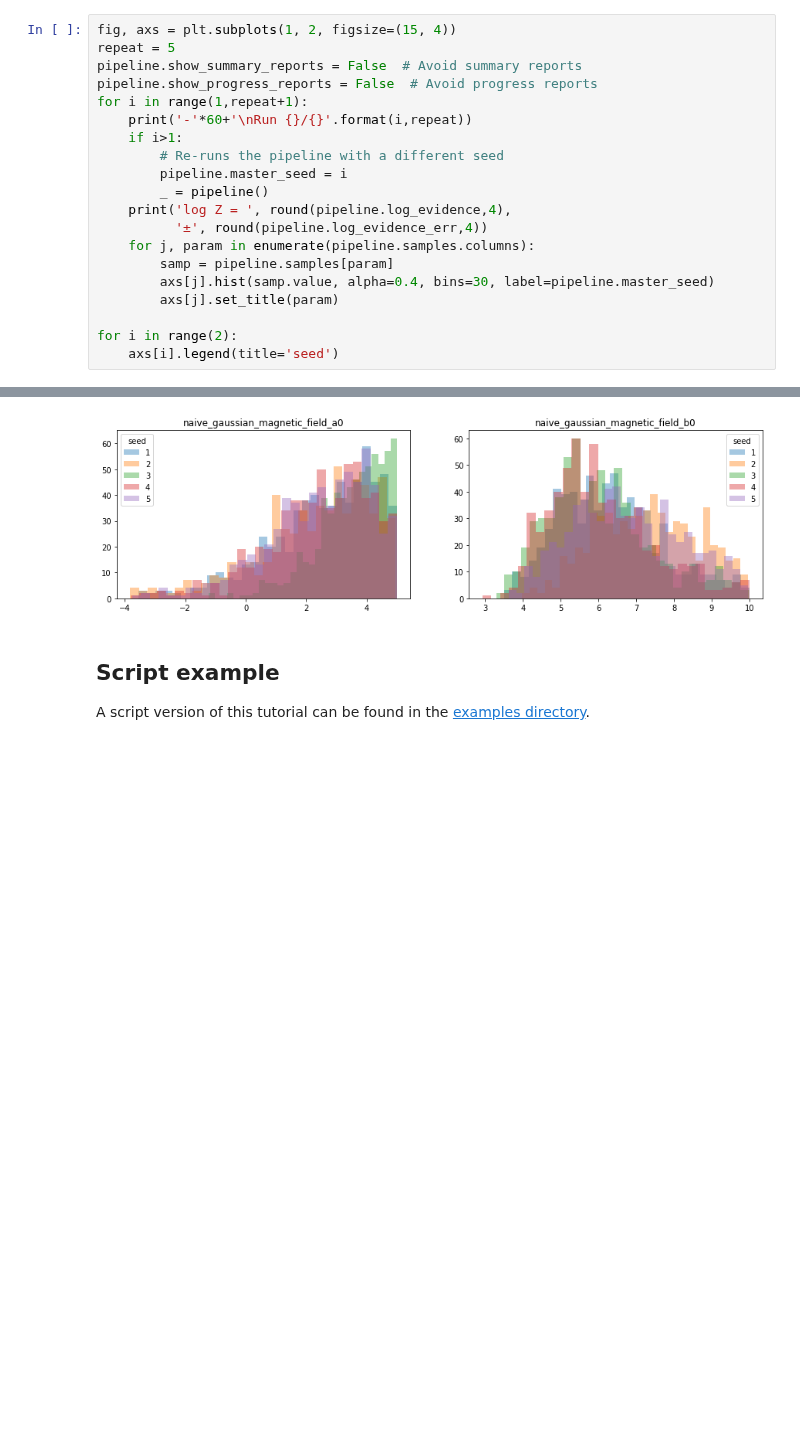
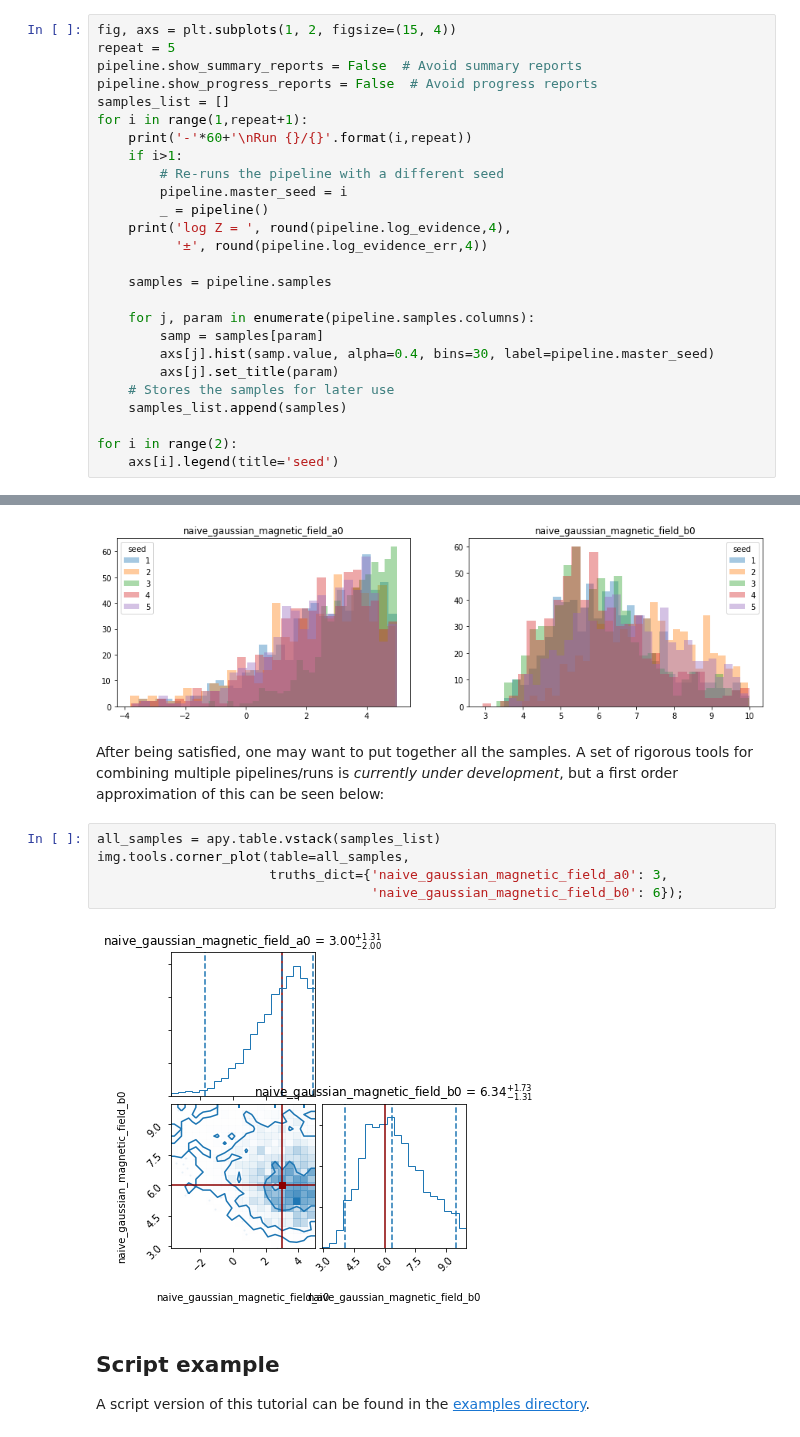
Before and after one commit to IMAGINE-Consortium/imagine, a Jupyter notebook: tutorials/tutorial_one.ipynb, the cells around one changed output, grey strips where cells are left out. Drawn from its saved outputs; the diff is of its cells as text; blank space fills up the shorter version.

```diff
--- a/tutorials/tutorial_one.ipynb
+++ b/tutorials/tutorial_one.ipynb
@@ -342,6 +343,7 @@ fig, axs = plt.subplots(1, 2, figsize=(15, 4))
 repeat = 5
 pipeline.show_summary_reports = False  # Avoid summary reports
 pipeline.show_progress_reports = False  # Avoid progress reports
+samples_list = []
 for i in range(1,repeat+1):
     print('-'*60+'\nRun {}/{}'.format(i,repeat))
     if i>1:
@@ -350,10 +352,15 @@ for i in range(1,repeat+1):
         _ = pipeline()
     print('log Z = ', round(pipeline.log_evidence,4),
           '±', round(pipeline.log_evidence_err,4))
+
+    samples = pipeline.samples
+
     for j, param in enumerate(pipeline.samples.columns):
-        samp = pipeline.samples[param]
+        samp = samples[param]
         axs[j].hist(samp.value, alpha=0.4, bins=30, label=pipeline.master_seed)
         axs[j].set_title(param)
+    # Stores the samples for later use
+    samples_list.append(samples)
 
 for i in range(2):
     axs[i].legend(title='seed')
@@ -378,6 +385,15 @@ Run 5/5
   analysing data from /tmp/tutorial_one_chains/multinest_.txt
 log Z =  -34.7233 ± 0.0661
 [figure]
+# %% [markdown]
+After being satisfied, one may want to put together all the samples. A set of rigorous tools for combining multiple pipelines/runs is *currently under development*, but a first order approximation of this can be seen below:
+# %%
+all_samples = apy.table.vstack(samples_list)
+img.tools.corner_plot(table=all_samples,
+                      truths_dict={'naive_gaussian_magnetic_field_a0': 3,
+                                   'naive_gaussian_magnetic_field_b0': 6});
+# %% [output]
+[figure, added]
 # %% [markdown]
 ## Script example
 
```
Also changed, not shown: parts of 1 cell of this notebook.
